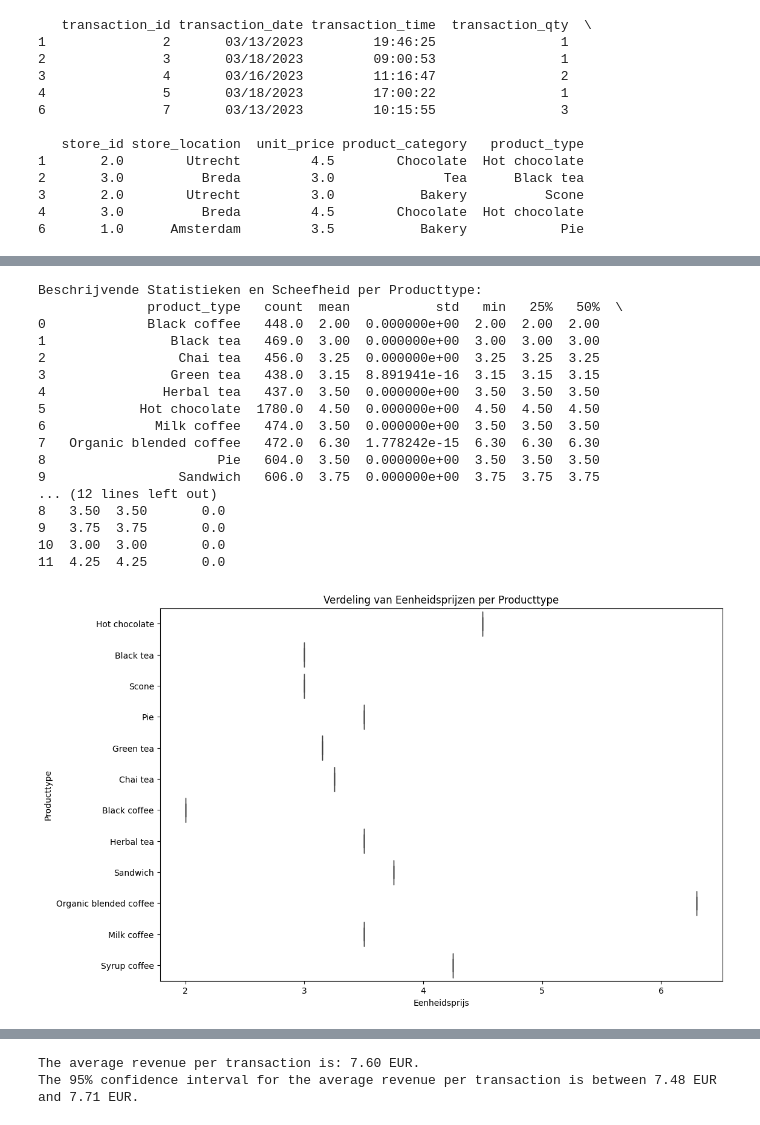
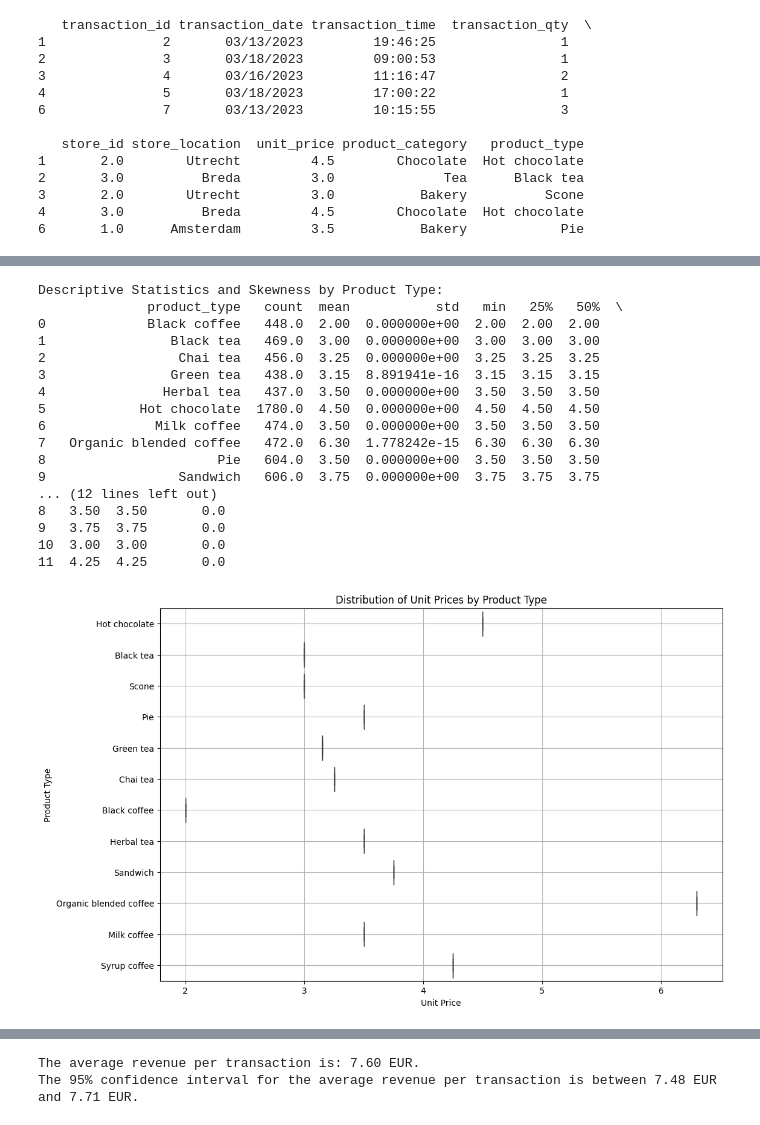
Before and after one commit to marielle1999/-Mathematics-and-Statistics-in-Python, a Jupyter notebook: sales revenue improvement.ipynb, the cells around one changed output, grey strips where cells are left out. Drawn from its saved outputs; the diff is of its cells as text; code cells hidden in the pictures.

```diff
--- a/sales revenue improvement.ipynb
+++ b/sales revenue improvement.ipynb
@@ -85,0 +103,20 @@ De kans dat een transactie meer dan 2 items bevat is 20.16%.
+# %%
+import pandas as pd
+import matplotlib.pyplot as plt
+import seaborn as sns
+
+
+# Load the dataset
+data = pd.read_csv('https://raw.githubusercontent.com/marielle1999/-Mathematics-and-Statistics-in-Python/main/dataset_1659397.csv')
+
+# Remove rows with missing values
+cleaned_data = data.dropna()
+
+# Create a boxplot of unit prices by product category
+plt.figure(figsize=(10, 6))
+sns.boxplot(x='unit_price', y='product_category', data=cleaned_data)
+plt.title('Unit Price Distribution by Product Category')
+plt.xlabel('Unit Price')
+plt.ylabel('Product Category')  # Adjusted to 'Product Category'
+plt.grid(True)
+plt.show()
@@ -89,55 +128,55 @@ import matplotlib.pyplot as plt
 import seaborn as sns
 
 def analyze_unit_price_variation(data):
-    # Beschrijvende statistieken per producttype
+     # Descriptive statistics by product type
     descriptive_stats = data.groupby('product_type')['unit_price'].describe()
 
-    # Scheefheid per producttype
+    # Skewness by product type
     skewness = data.groupby('product_type')['unit_price'].skew().reset_index(name='Skewness')
 
-    # Combineer beschrijvende statistieken en scheefheid
+     # Combine descriptive statistics and skewness
     combined_stats = descriptive_stats.merge(skewness, on='product_type')
 
-    print("Beschrijvende Statistieken en Scheefheid per Producttype:")
+    print("Descriptive Statistics and Skewness by Product Type:")
     print(combined_stats)
 
-    # Visualisatie met boxplot
+
     plt.figure(figsize=(12, 8))
     sns.boxplot(x='unit_price', y='product_type', data=data)
-    plt.title('Verdeling van Eenheidsprijzen per Producttype')
-    plt.xlabel('Eenheidsprijs')
-    plt.ylabel('Producttype')
+    plt.title('Distribution of Unit Prices by Product Type')
+    plt.xlabel('Unit Price')
+    plt.ylabel('Product Type')
+    plt.grid(True)
     plt.show()
 
 def main():
-    # Pad naar je dataset
     filepath = 'https://raw.githubusercontent.com/marielle1999/-Mathematics-and-Statistics-in-Python/main/dataset_1659397.csv'
 
-    # Data laden en schoonmaken
+    # Load and clean the data
     data = pd.read_csv(filepath)
     cleaned_data = data.dropna()
 
-    # Analyseer de variatie in eenheidsprijs
+    # Analyze the unit price variation
     analyze_unit_price_variation(cleaned_data)
 
 if __name__ == "__main__":
     main()
 # %% [output]
-Beschrijvende Statistieken en Scheefheid per Producttype:
+Descriptive Statistics and Skewness by Product Type:
               product_type   count  mean           std   min   25%   50%  \
 0             Black coffee   448.0  2.00  0.000000e+00  2.00  2.00  2.00
 1                Black tea   469.0  3.00  0.000000e+00  3.00  3.00  3.00
 2                 Chai tea   456.0  3.25  0.000000e+00  3.25  3.25  3.25
 3                Green tea   438.0  3.15  8.891941e-16  3.15  3.15  3.15
 4               Herbal tea   437.0  3.50  0.000000e+00  3.50  3.50  3.50
 5            Hot chocolate  1780.0  4.50  0.000000e+00  4.50  4.50  4.50
 6              Milk coffee   474.0  3.50  0.000000e+00  3.50  3.50  3.50
 7   Organic blended coffee   472.0  6.30  1.778242e-15  6.30  6.30  6.30
 8                      Pie   604.0  3.50  0.000000e+00  3.50  3.50  3.50
 9                 Sandwich   606.0  3.75  0.000000e+00  3.75  3.75  3.75
 ... (12 lines left out)
 8   3.50  3.50       0.0
 9   3.75  3.75       0.0
 10  3.00  3.00       0.0
 11  4.25  4.25       0.0
-[figure, old version]
+[figure, new version]
```
Also changed, not shown: parts of 13 cells of this notebook, 1 other file.
